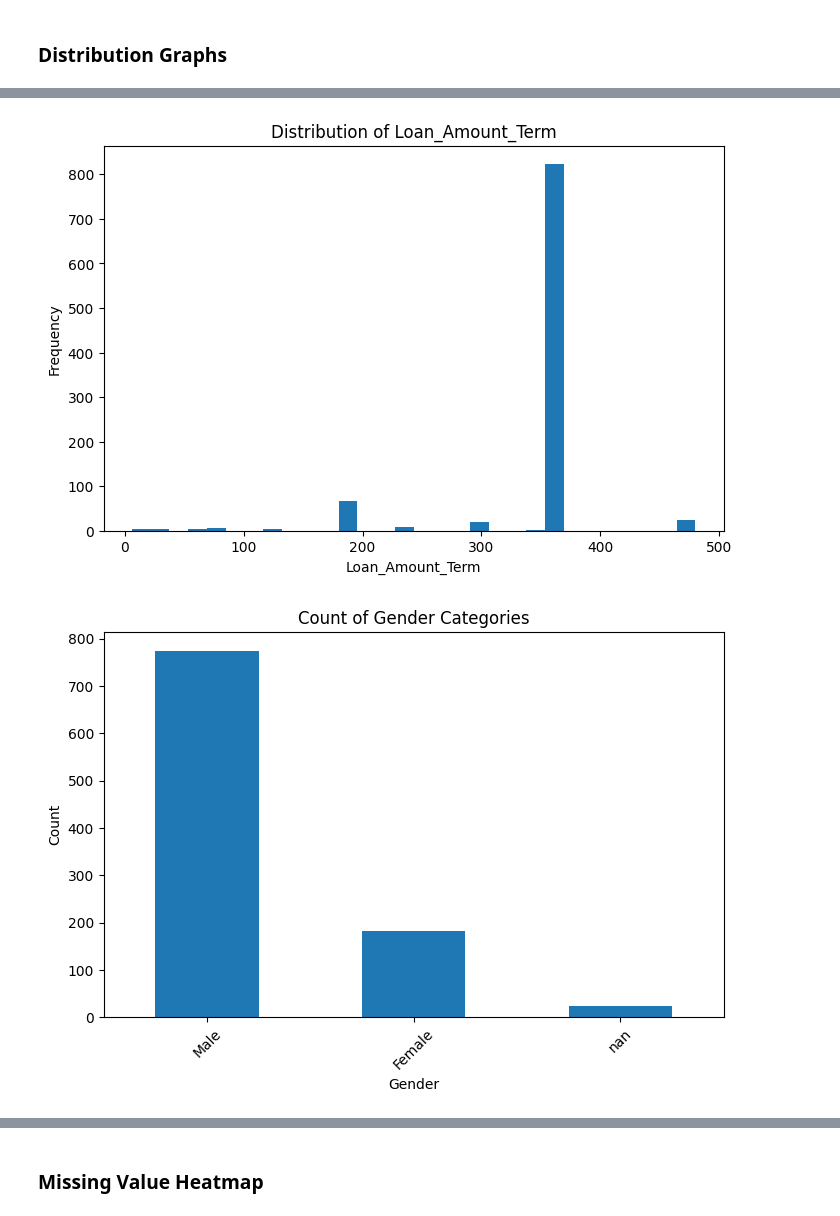
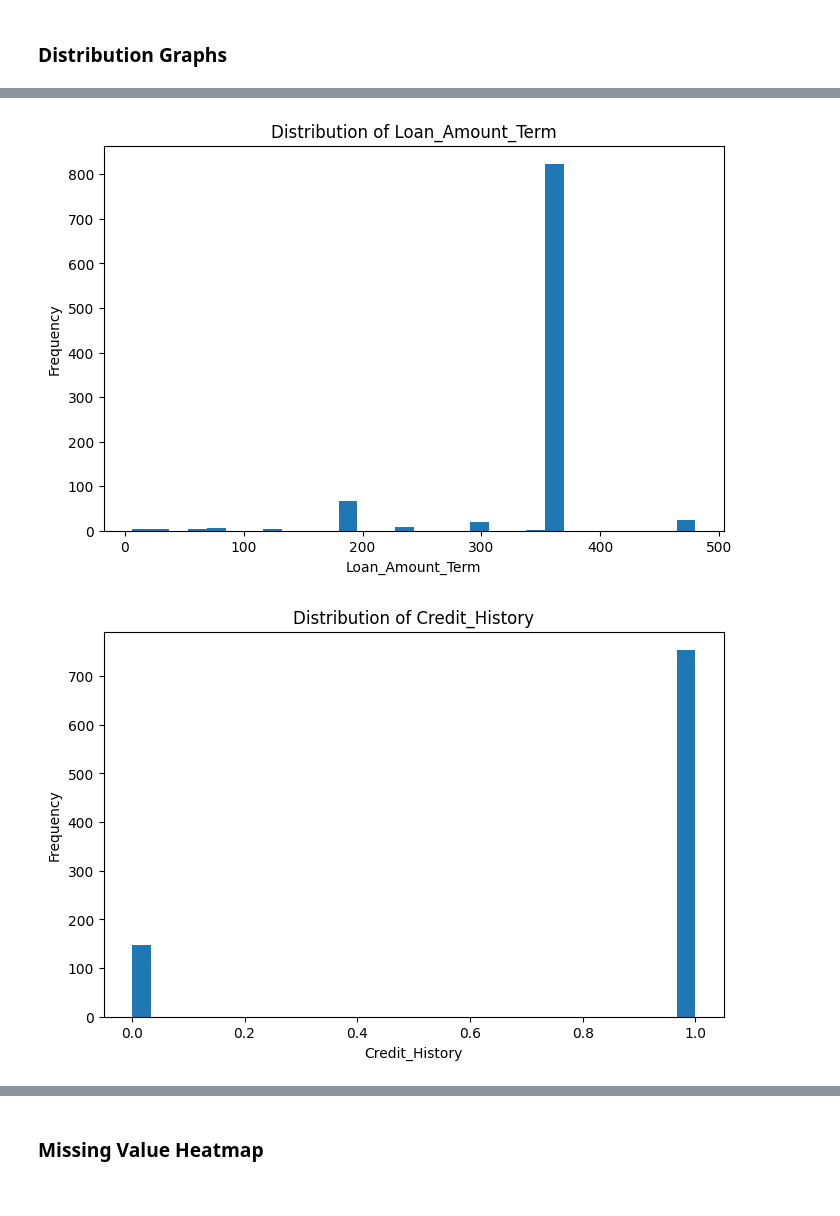
Before and after one commit to TonyVallad/Simplon, a Jupyter notebook: Brief_Prediction_Eligibilite_Credit_Banque/Notebook_Prediction_Eligibilite.ipynb, the cells around one changed output, grey strips where cells are left out. Saved outputs shown, nothing was run; the diff lists cells and outputs as text; code cells hidden in the pictures.

```diff
--- a/Brief_Prediction_Eligibilite_Credit_Banque/Notebook_Prediction_Eligibilite.ipynb
+++ b/Brief_Prediction_Eligibilite_Credit_Banque/Notebook_Prediction_Eligibilite.ipynb
@@ -83,33 +89,33 @@ def display_numerical_distribution(df, numerical_columns):
 
 # Afficher les distributions des variables catégorielles
 def display_categorical_distribution(df, categorical_columns):
     """
     Display the distribution of categorical columns in the dataframe.
 
     Parameters:
     df (pd.DataFrame): The dataframe containing the data.
     categorical_columns (list): List of categorical columns to plot.
     """
     for column in categorical_columns:
         plt.figure(figsize=(8, 5))
         df[column].value_counts(dropna=False).plot(kind='bar')
         plt.title(f'Count of {column} Categories')
         plt.xlabel(column)
         plt.ylabel('Count')
         plt.xticks(rotation=45)
         plt.grid(False)
         plt.show()
 
 # Visualisation des colonnes numériques
-numerical_columns = ['ApplicantIncome', 'CoapplicantIncome', 'LoanAmount', 'Loan_Amount_Term']
+numerical_columns = ['ApplicantIncome', 'CoapplicantIncome', 'LoanAmount', 'Loan_Amount_Term', 'Credit_History']
 display_numerical_distribution(loan_data_df, numerical_columns)
 
 # Visualisation des variables catégoriques, y compris la cible
-categorical_columns = ['Gender', 'Married', 'Dependents', 'Education', 'Self_Employed', 'Credit_History', 'Property_Area', 'Loan_Status']
+categorical_columns = ['Gender', 'Married', 'Dependents', 'Education', 'Self_Employed', 'Property_Area', 'Loan_Status']
 display_categorical_distribution(loan_data_df, categorical_columns)
 # %% [output]
 [figure]
 [figure]
 [figure]
 [figure]
-[figure, old version]
+[figure, new version]
```
Also changed, not shown: parts of 25 cells of this notebook.
